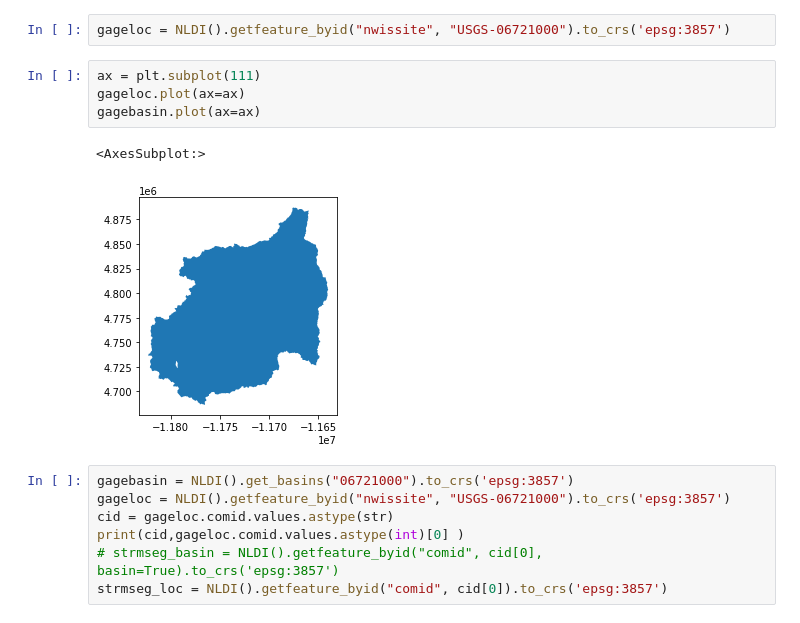
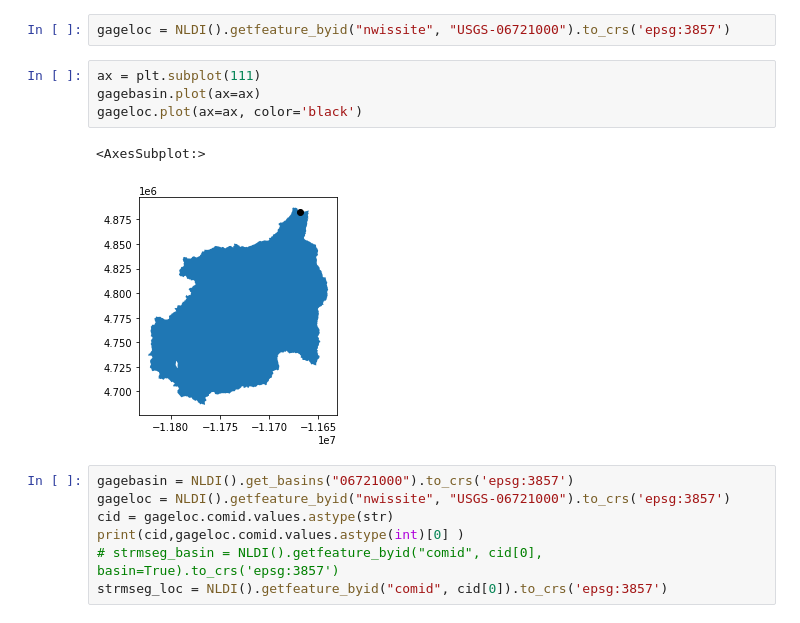
Before and after one commit to ACWI-SSWD/nldi_el_serv, a Jupyter notebook: notebook/NOAA_SRC_Demo_2021_18_02_DEMQ.ipynb, the cells around one changed output. Drawn from its saved outputs; the diff is of its cells as text.

```diff
--- a/notebook/NOAA_SRC_Demo_2021_18_02-Copy1.ipynb
+++ b/notebook/NOAA_SRC_Demo_2021_18_02_DEMQ.ipynb
@@ -25,11 +28,11 @@ gagebasin = NLDI().get_basins("06721000").to_crs('epsg:3857')
 gageloc = NLDI().getfeature_byid("nwissite", "USGS-06721000").to_crs('epsg:3857')
 # %%
 ax = plt.subplot(111)
-gageloc.plot(ax=ax)
 gagebasin.plot(ax=ax)
+gageloc.plot(ax=ax, color='black')
 # %% [output]
 <AxesSubplot:>
-[figure, old version]
+[figure, new version]
 # %%
 gagebasin = NLDI().get_basins("06721000").to_crs('epsg:3857')
 gageloc = NLDI().getfeature_byid("nwissite", "USGS-06721000").to_crs('epsg:3857')
```
Also changed, not shown: parts of 13 cells of this notebook, 6 other files.
